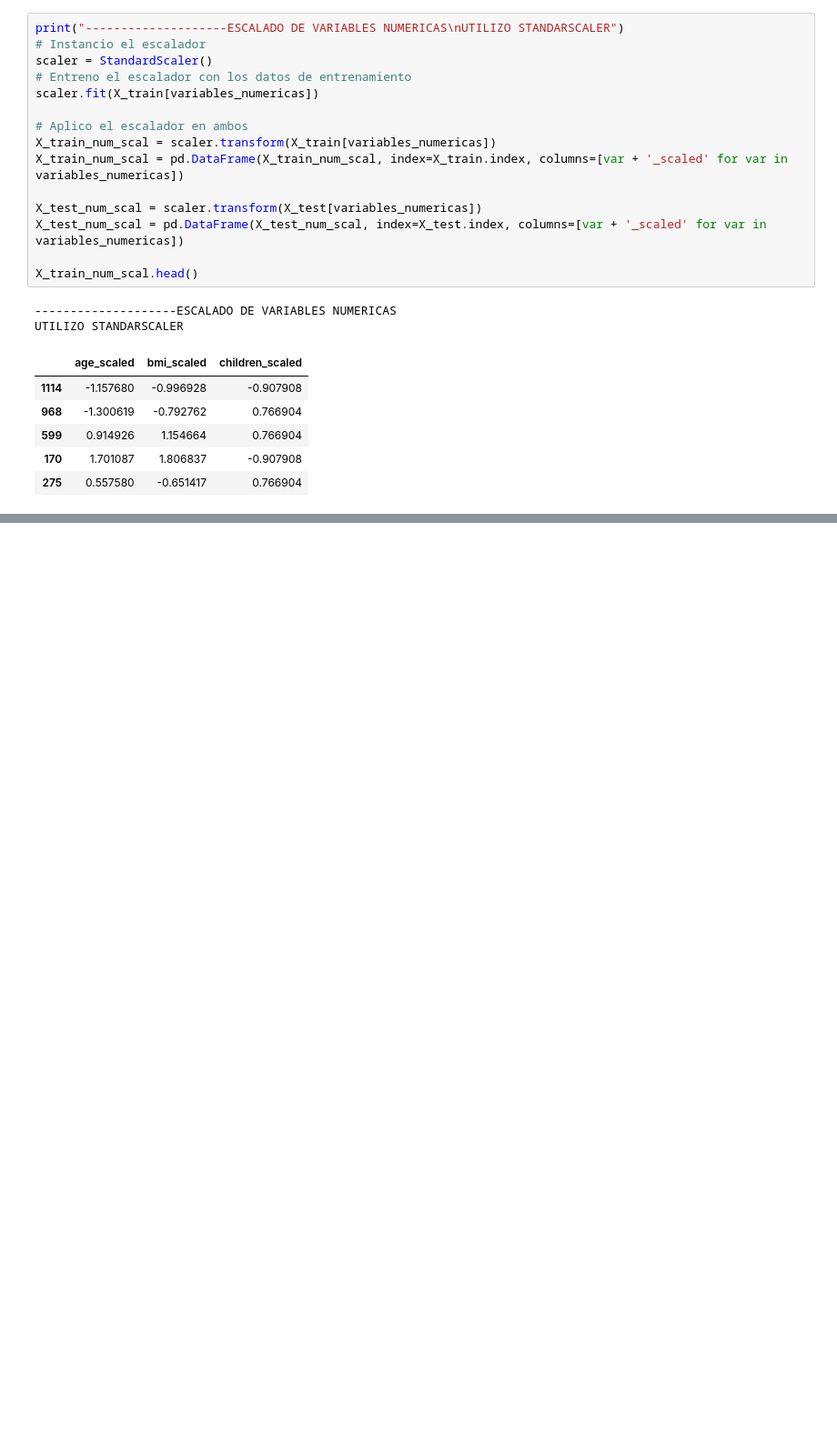
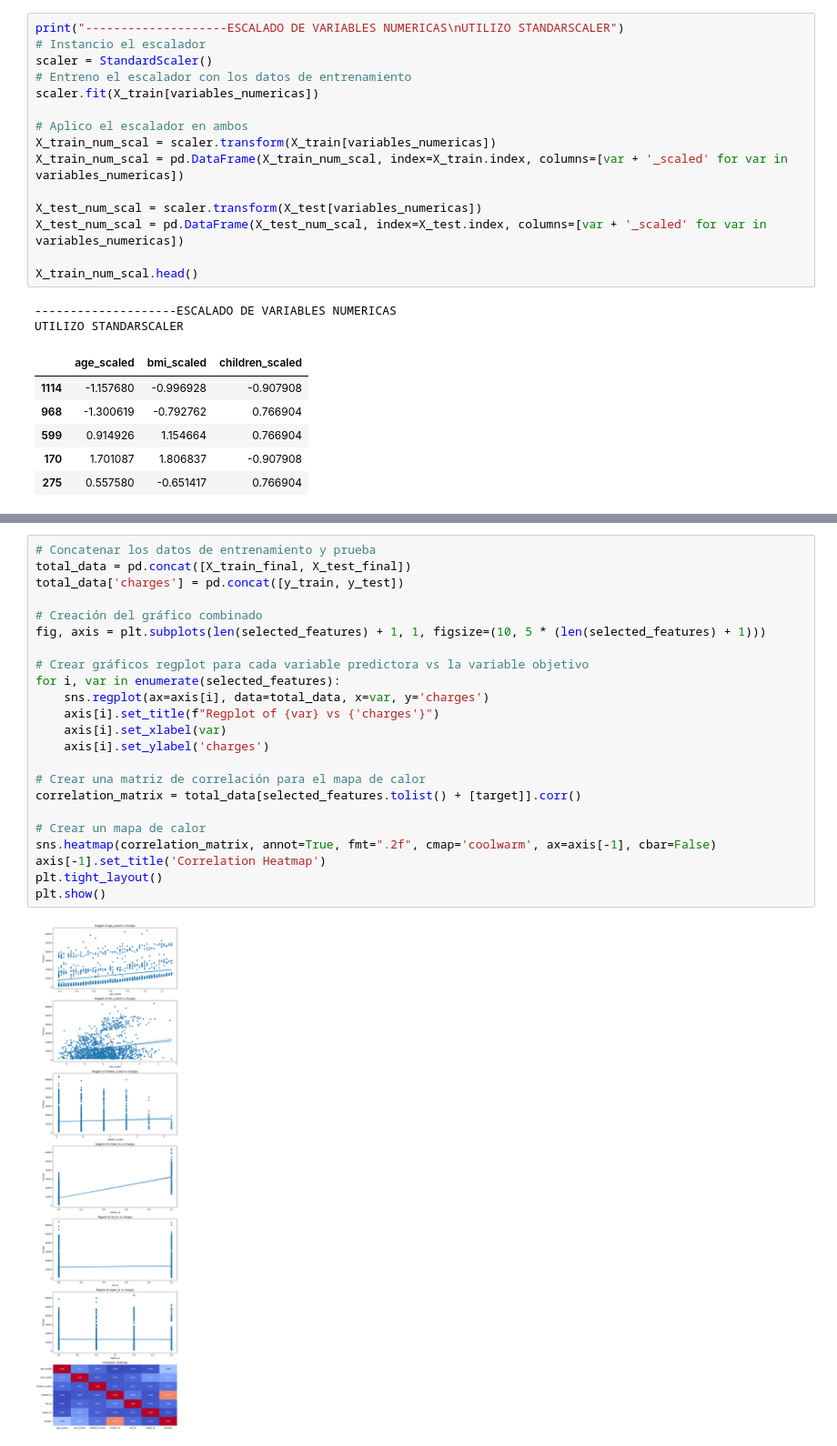
Before and after one commit to 4GeeksAcademy/Proyecto-regresion-lineal-Jorge3127, a Jupyter notebook: src/explore.ipynb, the cells around one changed output, grey strips where cells are left out. Shown: that part at 91% size. Saved outputs shown, nothing was run; the diff lists cells and outputs as text; blank space fills up the shorter version.

```diff
--- a/src/explore.ipynb
+++ b/src/explore.ipynb
@@ -417,0 +452,25 @@ X_train_final
+# %%
+# Concatenar los datos de entrenamiento y prueba
+total_data = pd.concat([X_train_final, X_test_final])
+total_data['charges'] = pd.concat([y_train, y_test])
+
+# Creación del gráfico combinado
+fig, axis = plt.subplots(len(selected_features) + 1, 1, figsize=(10, 5 * (len(selected_features) + 1)))
+
+# Crear gráficos regplot para cada variable predictora vs la variable objetivo
+for i, var in enumerate(selected_features):
+    sns.regplot(ax=axis[i], data=total_data, x=var, y='charges')
+    axis[i].set_title(f"Regplot of {var} vs {'charges'}")
+    axis[i].set_xlabel(var)
+    axis[i].set_ylabel('charges')
+
+# Crear una matriz de correlación para el mapa de calor
+correlation_matrix = total_data[selected_features.tolist() + [target]].corr()
+
+# Crear un mapa de calor
+sns.heatmap(correlation_matrix, annot=True, fmt=".2f", cmap='coolwarm', ax=axis[-1], cbar=False)
+axis[-1].set_title('Correlation Heatmap')
+plt.tight_layout()
+plt.show()
+# %% [output]
+[figure, added]
```
Also changed, not shown: parts of 22 cells of this notebook.
